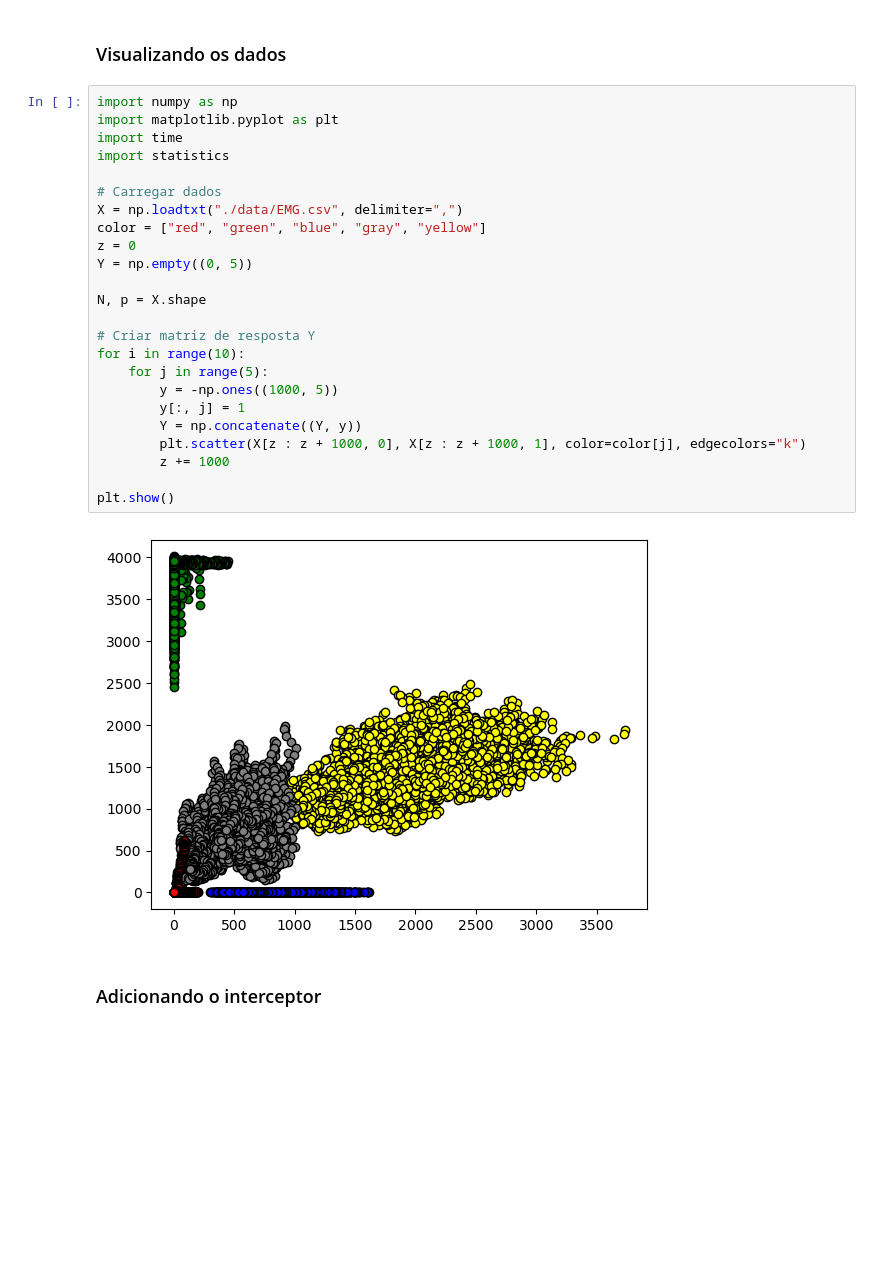
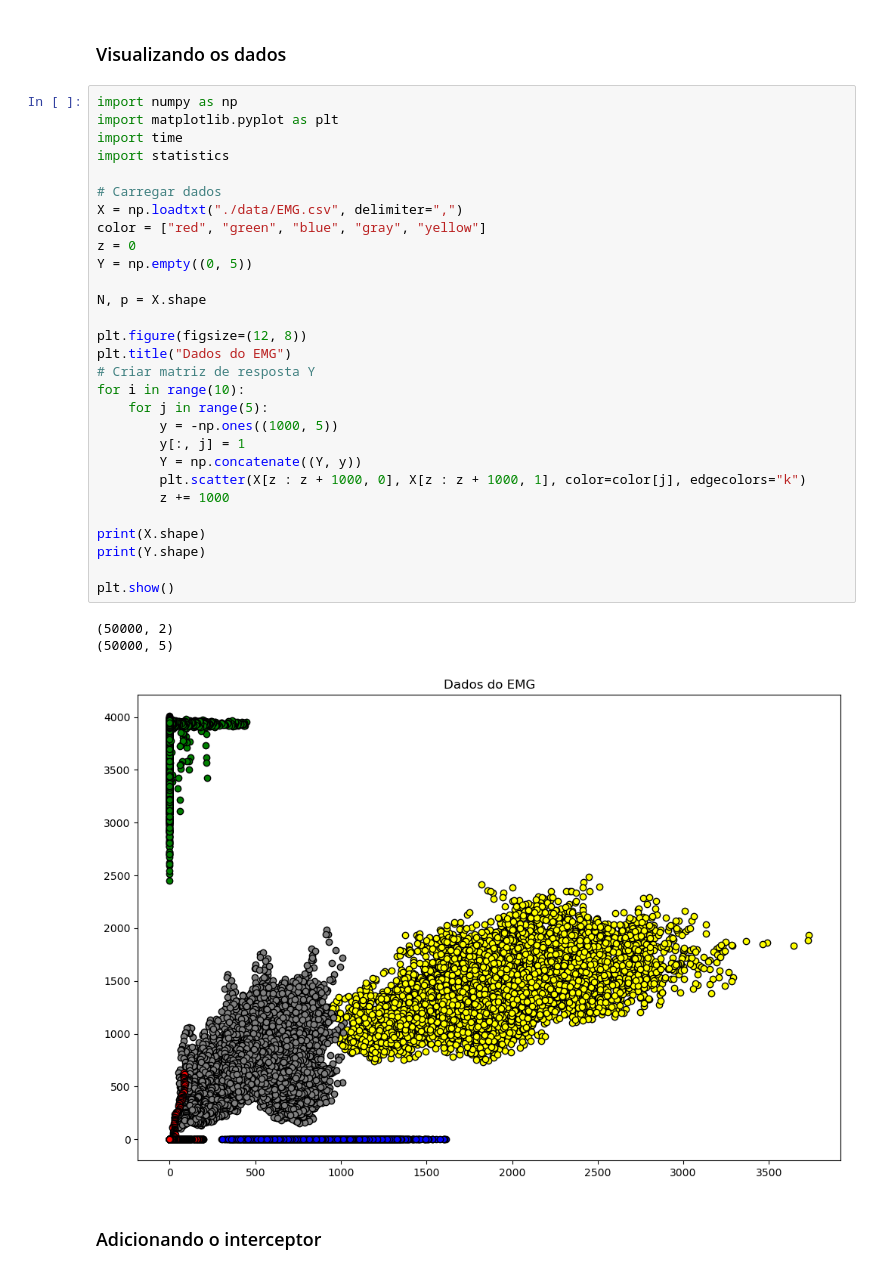
Before and after one commit to clys-man/regression-and-classification-models, a Jupyter notebook: trabalho-av1.ipynb, the cells around one changed output. Saved outputs shown, nothing was run; the diff lists cells and outputs as text; blank space fills up the shorter version.

```diff
--- a/trabalho-av1.ipynb
+++ b/trabalho-av1.ipynb
@@ -180,29 +184,36 @@ plt.show()
 # %%
 import numpy as np
 import matplotlib.pyplot as plt
 import time
 import statistics
 
 # Carregar dados
 X = np.loadtxt("./data/EMG.csv", delimiter=",")
 color = ["red", "green", "blue", "gray", "yellow"]
 z = 0
 Y = np.empty((0, 5))
 
 N, p = X.shape
 
+plt.figure(figsize=(12, 8))
+plt.title("Dados do EMG")
 # Criar matriz de resposta Y
 for i in range(10):
     for j in range(5):
         y = -np.ones((1000, 5))
         y[:, j] = 1
         Y = np.concatenate((Y, y))
         plt.scatter(X[z : z + 1000, 0], X[z : z + 1000, 1], color=color[j], edgecolors="k")
         z += 1000
 
+print(X.shape)
+print(Y.shape)
+
 plt.show()
 # %% [output]
+(50000, 2)
+(50000, 5)
-[figure, old version]
+[figure, new version]
 # %% [markdown]
 ### Adicionando o interceptor
 # %%
```
Also changed, not shown: parts of 5 cells of this notebook, 1 other file.
